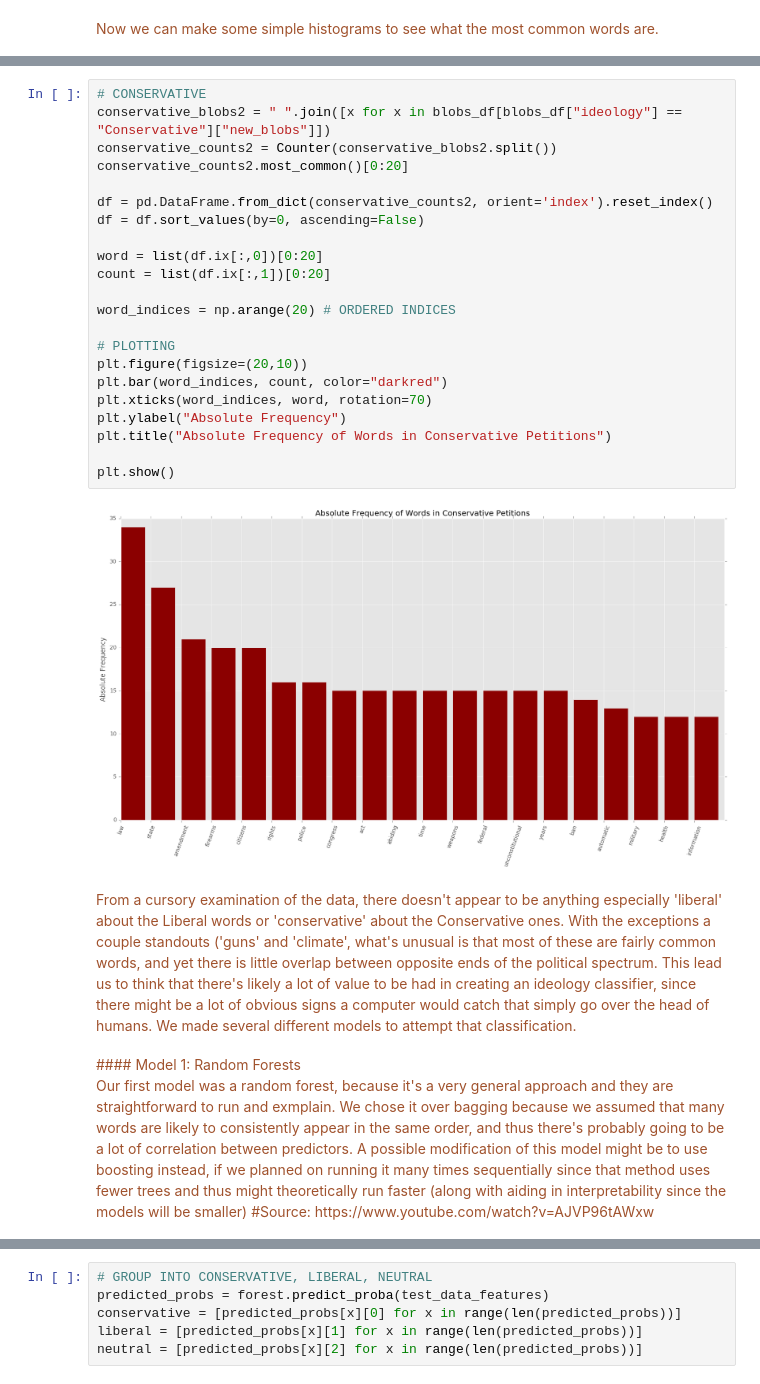
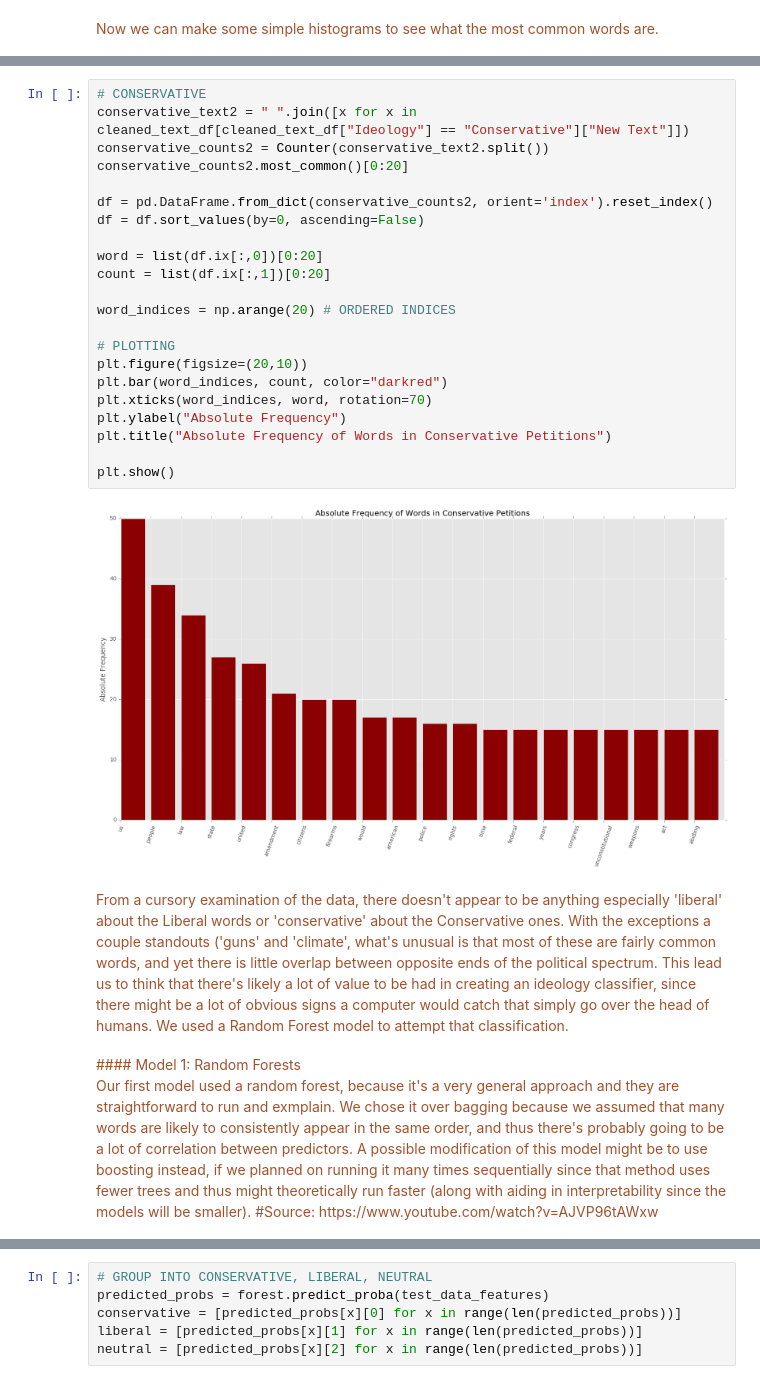
Before and after one commit to palautatan/project141b, a Jupyter notebook: text_processing.ipynb, the cells around one changed output, grey strips where cells are left out. Drawn from its saved outputs; the diff is of its cells as text.

```diff
--- a/text_processing.ipynb
+++ b/text_processing.ipynb
@@ -206,35 +215,35 @@ plt.show()
 # %%
 # CONSERVATIVE
-conservative_blobs2 = " ".join([x for x in blobs_df[blobs_df["ideology"] == "Conservative"]["new_blobs"]])
-conservative_counts2 = Counter(conservative_blobs2.split())
+conservative_text2 = " ".join([x for x in cleaned_text_df[cleaned_text_df["Ideology"] == "Conservative"]["New Text"]])
+conservative_counts2 = Counter(conservative_text2.split())
 conservative_counts2.most_common()[0:20]
 
 df = pd.DataFrame.from_dict(conservative_counts2, orient='index').reset_index()
 df = df.sort_values(by=0, ascending=False)
 
 word = list(df.ix[:,0])[0:20]
 count = list(df.ix[:,1])[0:20]
 
 word_indices = np.arange(20) # ORDERED INDICES
 
 # PLOTTING
 plt.figure(figsize=(20,10))
 plt.bar(word_indices, count, color="darkred")
 plt.xticks(word_indices, word, rotation=70)
 plt.ylabel("Absolute Frequency")
 plt.title("Absolute Frequency of Words in Conservative Petitions")
 
 plt.show()
 # %% [output]
-[figure, old version]
+[figure, new version]
 # %% [markdown]
 <font color='sienna'>
-From a cursory examination of the data, there doesn't appear to be anything especially 'liberal' about the Liberal words or 'conservative' about the Conservative ones. With the exceptions a couple standouts ('guns' and 'climate', what's unusual is that most of these are fairly common words, and yet there is little overlap between opposite ends of the political spectrum. This lead us to think that there's likely a lot of value to be had in creating an ideology classifier, since there might be a lot of obvious signs a computer would catch that simply go over the head of humans. We made several different models to attempt that classification.
+From a cursory examination of the data, there doesn't appear to be anything especially 'liberal' about the Liberal words or 'conservative' about the Conservative ones. With the exceptions a couple standouts ('guns' and 'climate', what's unusual is that most of these are fairly common words, and yet there is little overlap between opposite ends of the political spectrum. This lead us to think that there's likely a lot of value to be had in creating an ideology classifier, since there might be a lot of obvious signs a computer would catch that simply go over the head of humans. We used a Random Forest model to attempt that classification.
 # %% [markdown]
 <font color='sienna'>
 #### Model 1: Random Forests
 <br>
-Our first model was a random forest, because it's a very general approach and they are straightforward to run and exmplain. We chose it over bagging because we assumed that many words are likely to consistently appear in the same order, and thus there's probably going to be a lot of correlation between predictors. A possible modification of this model might be to use boosting instead, if we planned on running it many times sequentially since that method uses fewer trees and thus might theoretically run faster (along with aiding in interpretability since the models will be smaller)
+Our first model used a random forest, because it's a very general approach and they are straightforward to run and exmplain. We chose it over bagging because we assumed that many words are likely to consistently appear in the same order, and thus there's probably going to be a lot of correlation between predictors. A possible modification of this model might be to use boosting instead, if we planned on running it many times sequentially since that method uses fewer trees and thus might theoretically run faster (along with aiding in interpretability since the models will be smaller).
 #Source: https://www.youtube.com/watch?v=AJVP96tAWxw
 # %%
 import random
```
Also changed, not shown: parts of 16 cells of this notebook.
